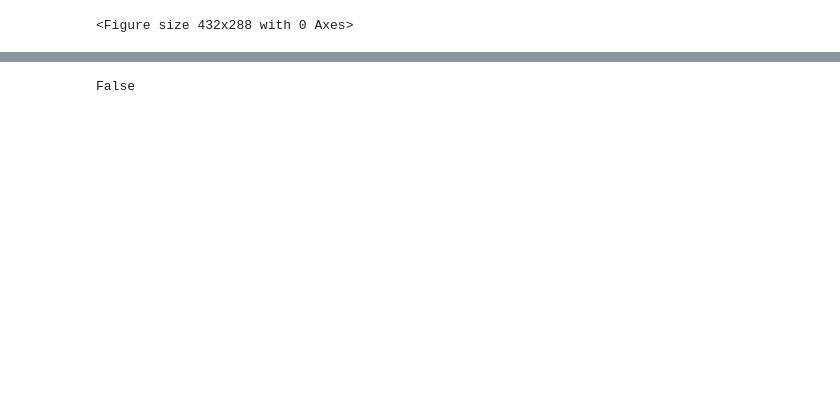
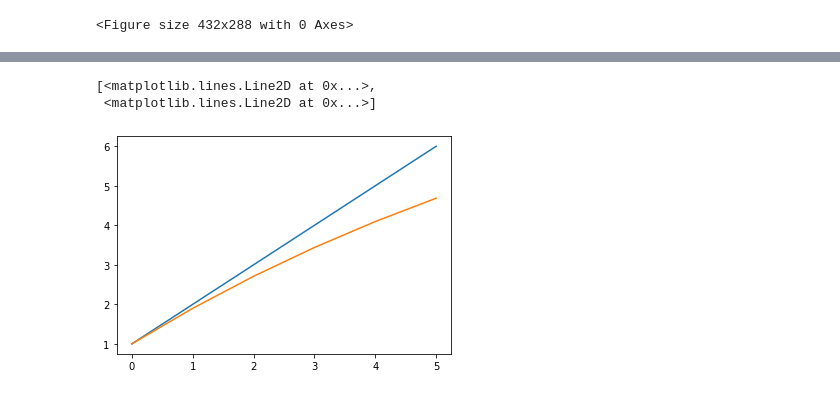
Before and after one commit to hazique/RL-Assignment-2, a Jupyter notebook: RL_Assignment_2.ipynb, the cells around one changed output, grey strips where cells are left out. Cells and saved outputs as stored; diff of their text form; code cells hidden in the pictures; blank space fills up the shorter version.

Commit message:
Completed model_training and evaluation

```diff
--- a/RL_Assignment_2.ipynb
+++ b/RL_Assignment_2.ipynb
@@ -294,6 +318,8 @@ model = torch.nn.Sequential(
   torch.nn.ReLU(),
   torch.nn.Linear(l3,l4)
 )
+if torch.cuda.is_available():
+  model = model.cuda()
 loss_fn = torch.nn.MSELoss()
 learning_rate = 1e-3
 optimizer = torch.optim.Adam(model.parameters(), lr=learning_rate)
@@ -445,4 +436,0 @@ TypeError: cat(): argument 'tensors' (position 1) must be tuple of Tensors, not
-# %%
-torch.cuda.is_available()
-# %% [output]
-False
@@ -448,0 +481,8 @@ False
+# %%
+rewards = np.array(rewards_list)
+
+plt.plot(range(6), rewards[0, :])
+# %% [output]
+[<matplotlib.lines.Line2D at 0x...>,
+ <matplotlib.lines.Line2D at 0x...>]
+[figure, added]
```
Also changed, not shown: parts of 7 cells of this notebook.
